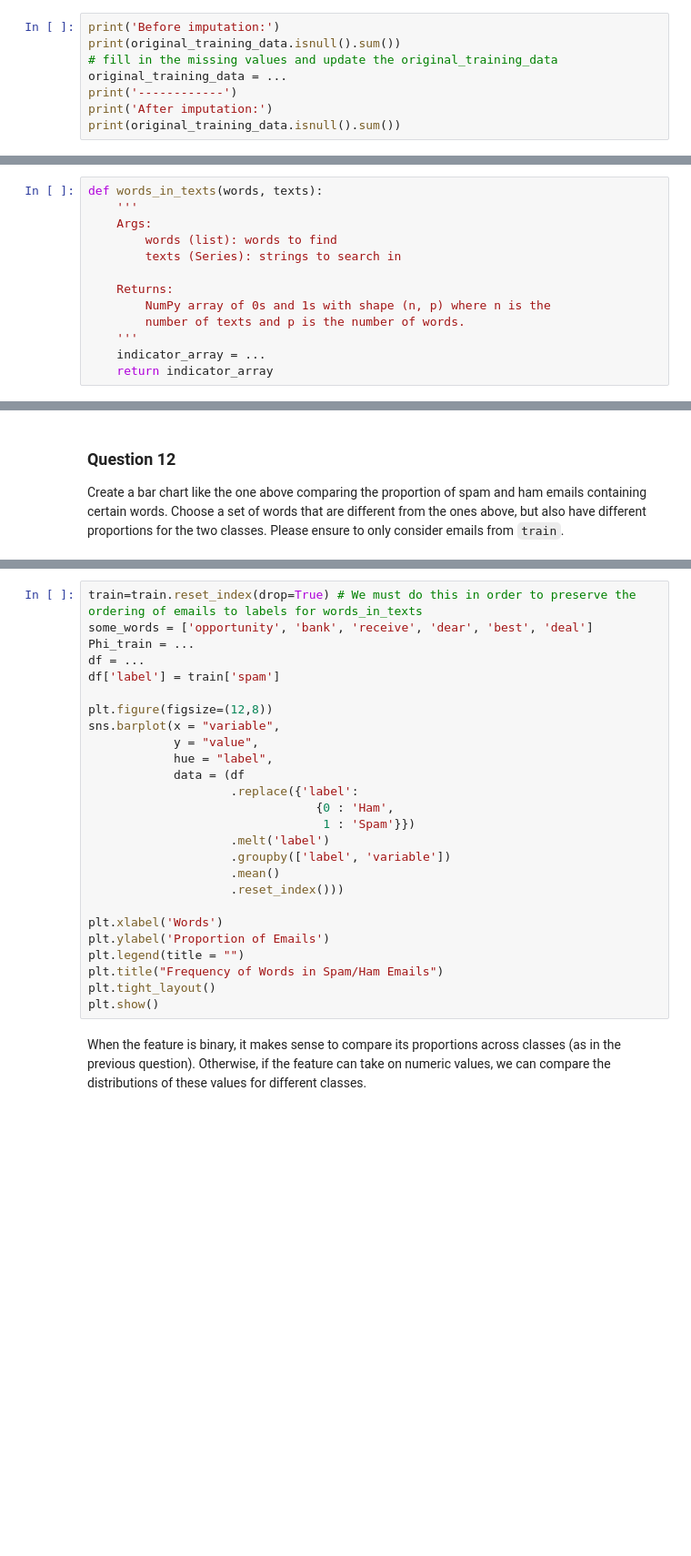
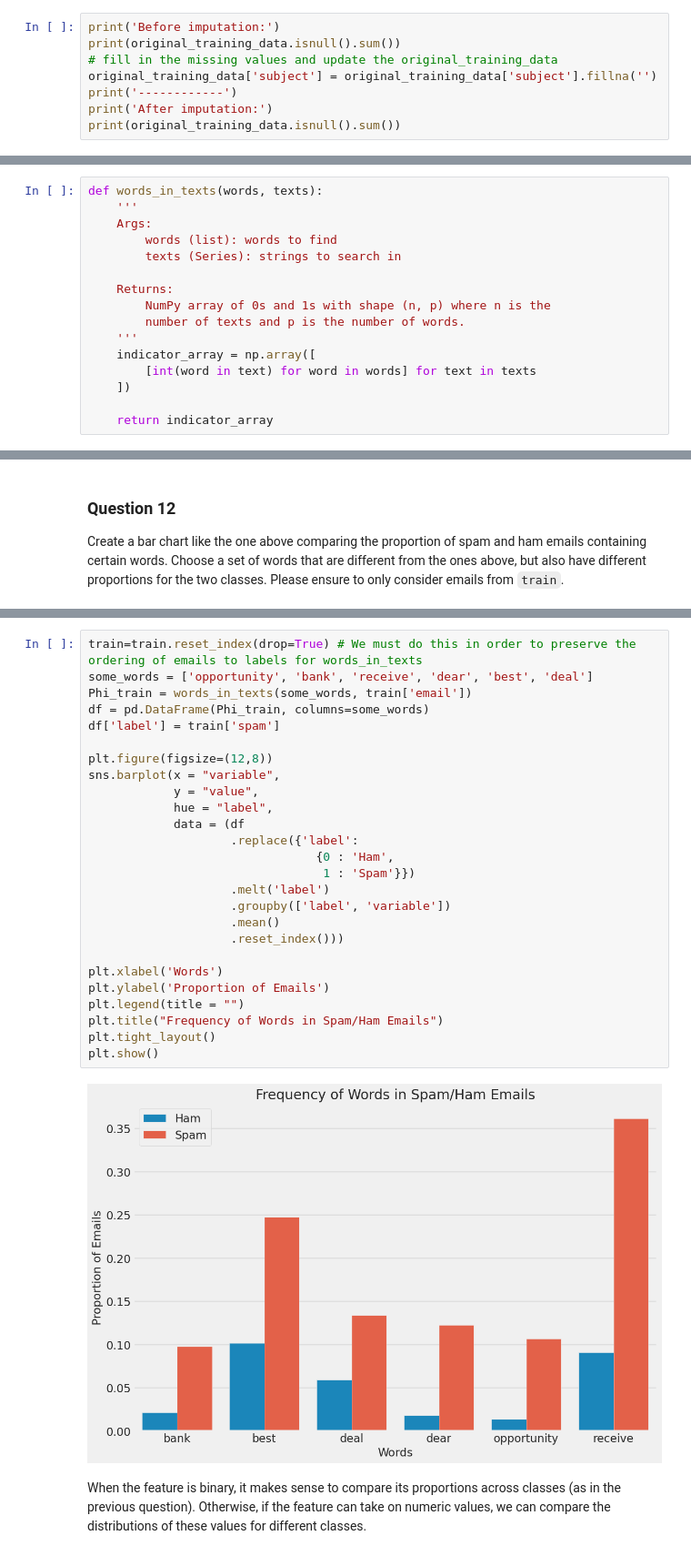
Before and after one commit to TheChroniclerr/CP322, a Jupyter notebook: Assignment_1.ipynb, the cells around one changed output, grey strips where cells are left out. Shown at 91% size. Cells and saved outputs as stored; diff of their text form; blank space fills up the shorter version.

```diff
--- a/Assignment_1.ipynb
+++ b/Assignment_1.ipynb
@@ -667,7 +674,7 @@ Note that while there are no NaN values in the `spam` column, we should be caref
 print('Before imputation:')
 print(original_training_data.isnull().sum())
 # fill in the missing values and update the original_training_data
-original_training_data = ...
+original_training_data['subject'] = original_training_data['subject'].fillna('')
 print('------------')
 print('After imputation:')
 print(original_training_data.isnull().sum())
@@ -724,7 +763,10 @@ def words_in_texts(words, texts):
         NumPy array of 0s and 1s with shape (n, p) where n is the
         number of texts and p is the number of words.
     '''
-    indicator_array = ...
+    indicator_array = np.array([
+        [int(word in text) for word in words] for text in texts
+    ])
+
     return indicator_array
 # %% [markdown]
 We need to identify some features that allow us to distinguish spam emails from ham emails. One idea is to compare the distribution of a single feature in spam emails to the distribution of the same feature in ham emails. If the feature is itself a binary indicator, such as whether a certain word occurs in the text, this amounts to comparing the proportion of spam emails with the word to the proportion of ham emails with the word.
@@ -747,29 +806,31 @@ Create a bar chart like the one above comparing the proportion of spam and ham e
 # %%
 train=train.reset_index(drop=True) # We must do this in order to preserve the ordering of emails to labels for words_in_texts
 some_words = ['opportunity', 'bank', 'receive', 'dear', 'best', 'deal']
-Phi_train = ...
-df = ...
+Phi_train = words_in_texts(some_words, train['email'])
+df = pd.DataFrame(Phi_train, columns=some_words)
 df['label'] = train['spam']
 
 plt.figure(figsize=(12,8))
 sns.barplot(x = "variable",
             y = "value",
             hue = "label",
             data = (df
                     .replace({'label':
                                 {0 : 'Ham',
                                  1 : 'Spam'}})
                     .melt('label')
                     .groupby(['label', 'variable'])
                     .mean()
                     .reset_index()))
 
 plt.xlabel('Words')
 plt.ylabel('Proportion of Emails')
 plt.legend(title = "")
 plt.title("Frequency of Words in Spam/Ham Emails")
 plt.tight_layout()
 plt.show()
+# %% [output]
+[figure, added]
 # %% [markdown]
 <!-- END QUESTION -->
 
```
Also changed, not shown: parts of 17 cells of this notebook.
